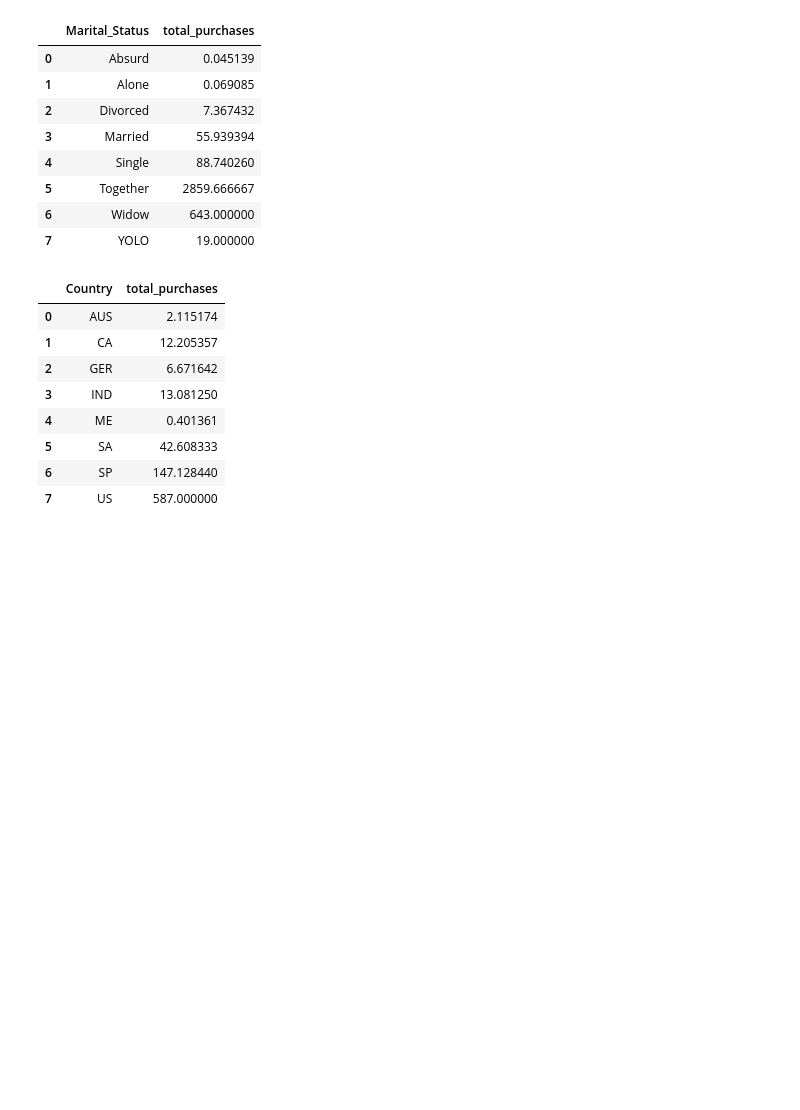
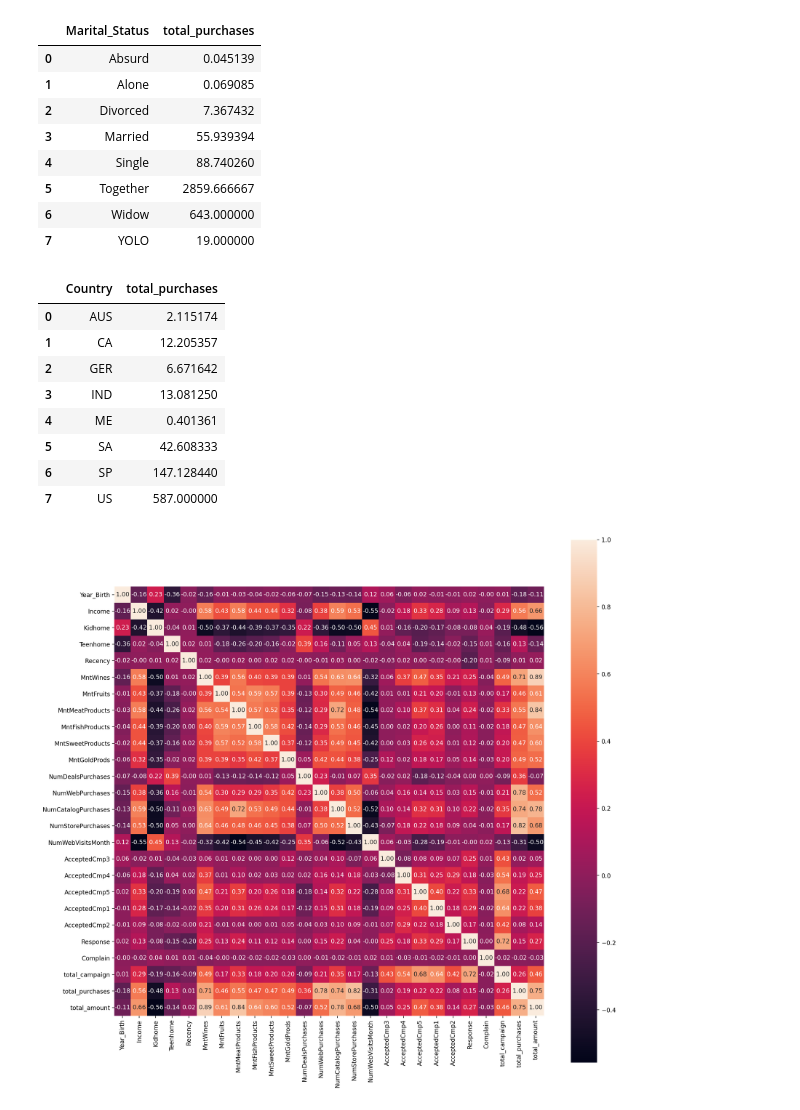
Before and after one commit to 98hyun/DACON, a Jupyter notebook: [kaggle]Marketing Analytics/business-analytics-with-marketing-data.ipynb, the cells around one changed output. Cells and saved outputs as stored; diff of their text form; code cells hidden in the pictures; blank space fills up the shorter version.

```diff
--- a/[kaggle]Marketing Analytics/business-analytics-with-marketing-data.ipynb
+++ b/[kaggle]Marketing Analytics/business-analytics-with-marketing-data.ipynb
@@ -282,3 +298,13 @@ display(country_pchs.style.background_gradient(cmap=plt.get_cmap('binary')))
 | 5 | SA | 42.608333 |
 | 6 | SP | 147.128440 |
 | 7 | US | 587.000000 |
+# %%
+corr=num_with_purchases.drop(['ID'],axis=1).corr()
+
+fig,ax=plt.subplots(1,1,figsize=(16,16),dpi=200)
+
+sns.heatmap(corr,ax=ax,annot=True,fmt='.2f',square=True)
+
+plt.show()
+# %% [output]
+[figure, added]
```
Also changed, not shown: parts of 23 cells of this notebook.
